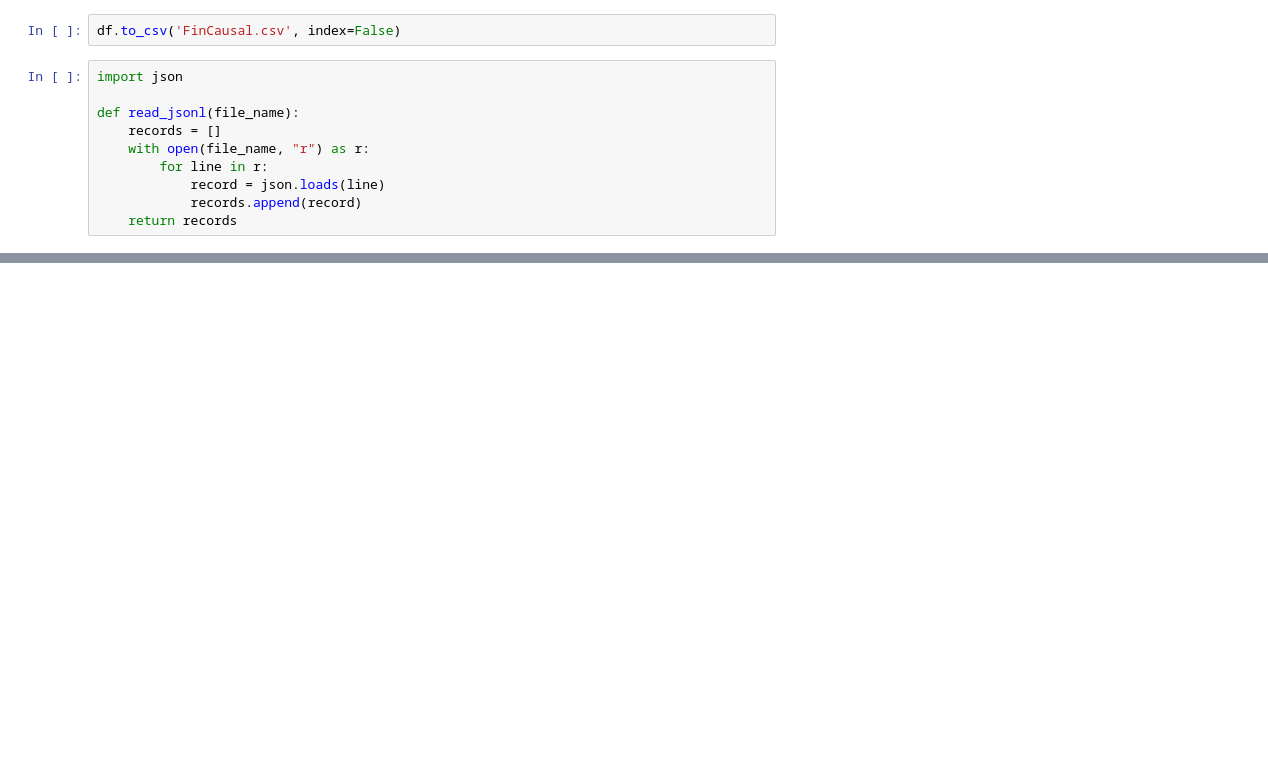
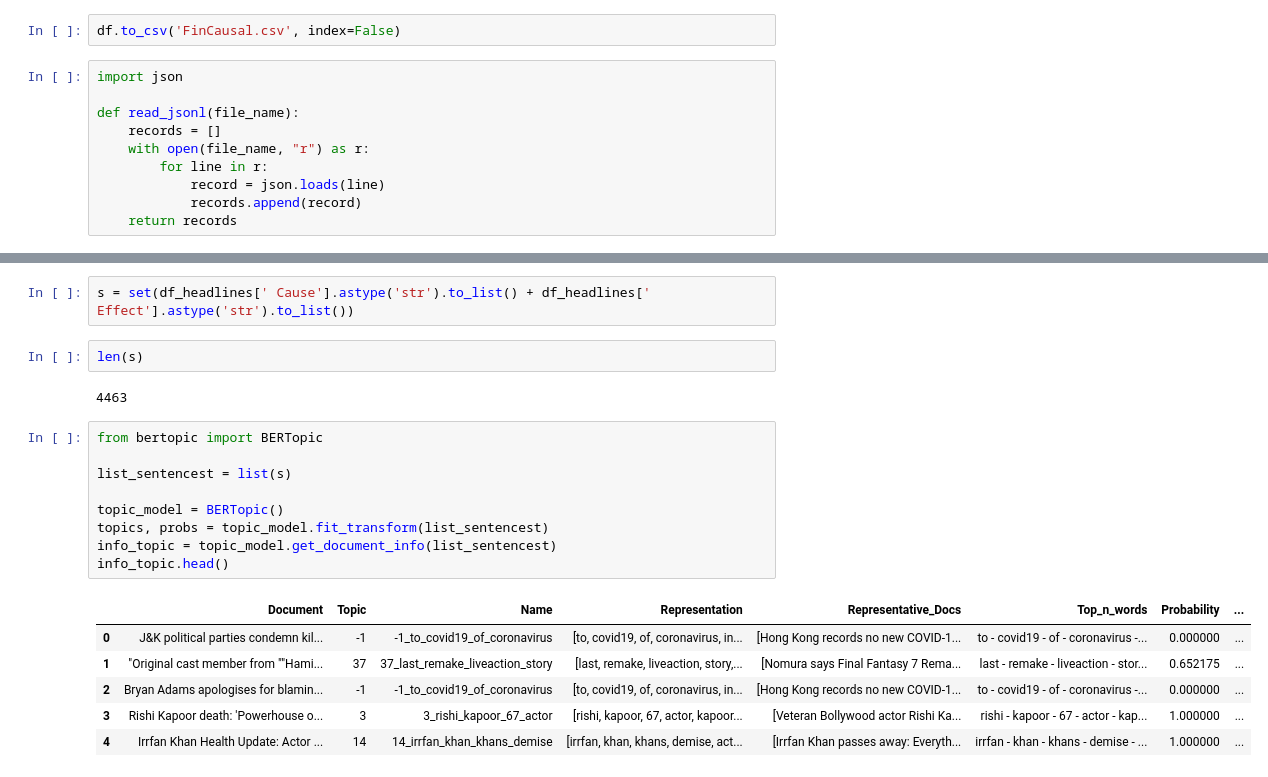
Before and after one commit to GoloMarcos/eCHOLGA, a Jupyter notebook: datasets.ipynb, the cells around one changed output, grey strips where cells are left out. Drawn from its saved outputs; the diff is of its cells as text; blank space fills up the shorter version.

```diff
--- a/datasets.ipynb
+++ b/datasets.ipynb
@@ -591,0 +324,22 @@ df.simple_result.hist()
+# %%
+s = set(df_headlines[' Cause'].astype('str').to_list() + df_headlines[' Effect'].astype('str').to_list())
+# %%
+len(s)
+# %% [output]
+4463
+# %%
+from bertopic import BERTopic
+
+list_sentencest = list(s)
+
+topic_model = BERTopic()
+topics, probs = topic_model.fit_transform(list_sentencest)
+info_topic = topic_model.get_document_info(list_sentencest)
+info_topic.head()
+# %% [output]
+|  | Document | Topic | Name | Representation | Representative_Docs | Top_n_words | Probability | ... |
+| 0 | J&K political parties condemn kil... | -1 | -1_to_covid19_of_coronavirus | [to, covid19, of, coronavirus, in... | [Hong Kong records no new COVID-1... | to - covid19 - of - coronavirus -... | 0.000000 | ... |
+| 1 | "Original cast member from ""Hami... | 37 | 37_last_remake_liveaction_story | [last, remake, liveaction, story,... | [Nomura says Final Fantasy 7 Rema... | last - remake - liveaction - stor... | 0.652175 | ... |
+| 2 | Bryan Adams apologises for blamin... | -1 | -1_to_covid19_of_coronavirus | [to, covid19, of, coronavirus, in... | [Hong Kong records no new COVID-1... | to - covid19 - of - coronavirus -... | 0.000000 | ... |
+| 3 | Rishi Kapoor death: 'Powerhouse o... | 3 | 3_rishi_kapoor_67_actor | [rishi, kapoor, 67, actor, kapoor... | [Veteran Bollywood actor Rishi Ka... | rishi - kapoor - 67 - actor - kap... | 1.000000 | ... |
+| 4 | Irrfan Khan Health Update: Actor ... | 14 | 14_irrfan_khan_khans_demise | [irrfan, khan, khans, demise, act... | [Irrfan Khan passes away: Everyth... | irrfan - khan - khans - demise - ... | 1.000000 | ... |
```
Also changed, not shown: parts of 41 cells of this notebook, 8 other files.
